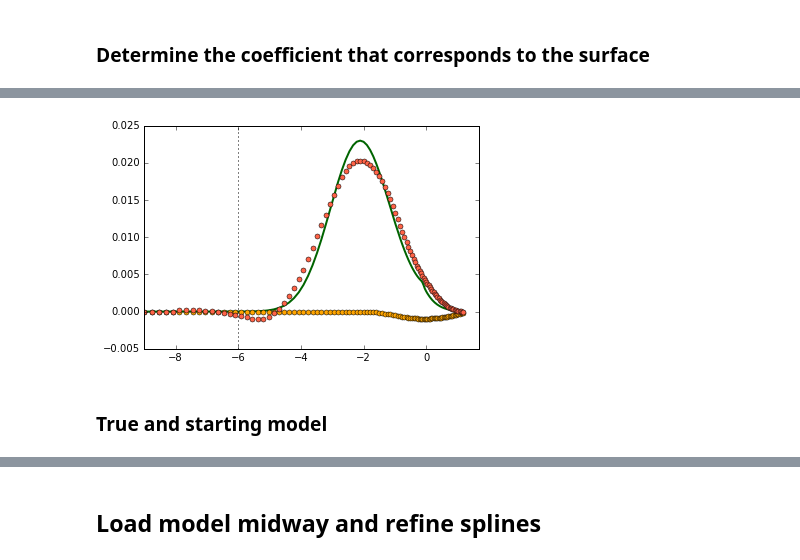
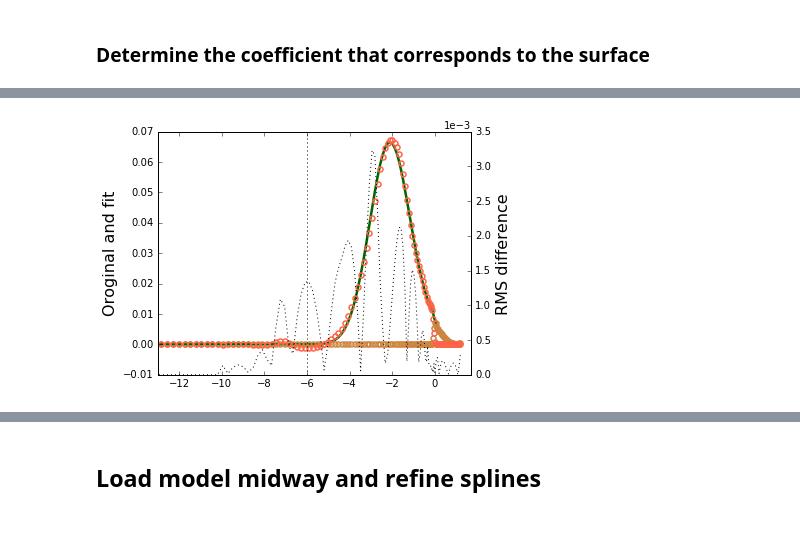
Before and after one commit to jishnub/sparc_flows, a Jupyter notebook: Supergranule_Spline.ipynb, the cells around one changed output, grey strips where cells are left out. Drawn from its saved outputs; the diff is of its cells as text; code cells hidden in the pictures; blank space fills up the shorter version.

```diff
--- a/Supergranule_Spline.ipynb
+++ b/Supergranule_Spline.ipynb
@@ -153,0 +204,11 @@ plt.ylim(cz1D_bottom.min()-0.001,cz1D_bottom.max()*1.2);
+# %%
+z_cutoff = -10 # Spline lower cutoff
+zspline_ind = z>z_cutoff
+zspline = z[z>z_cutoff]
+
+psi_z_profile = v0DH13/c_sound/kDH13*np.exp(-(z-z0DH13)**2/(2*sigmazDH13**2))
+
+def coeff_to_model(tck_z):
+    f0_x = np.sign(x)*j1(kDH13*abs(x))*np.exp(-abs(x)/RDH13)
+    h_z=interpolate.splev(z,tck_z,ext=1)
+    return f0_x[None,:]*h_z[:,None]
@@ -153,0 +281,11 @@ plt.ylim(cz1D_bottom.min()-0.001,cz1D_bottom.max()*1.2);
+# %%
+tz1D,cz1D,kz=interpolate.splrep(z[z>z_cutoff],psi_z_profile[z>z_cutoff],k=kz,t=tz1D_cs[kz+1:-kz-1],task=-1)
+np.set_printoptions(precision=3)
+print("Knots",tz1D)
+print("Number of knots:",tz1D.size)
+print("Number of coeffs:",tz1D.size-kz-1)
+
+cz1D_top = np.zeros_like(cz1D)
+cz1D_top[c_surf_cutoff:] = cz1D[c_surf_cutoff:]
+cz1D_bottom = np.zeros_like(cz1D)
+cz1D_bottom[:c_surf_cutoff] = cz1D[:c_surf_cutoff]
@@ -154,23 +307,31 @@ plt.ylim(cz1D_bottom.min()-0.001,cz1D_bottom.max()*1.2);
 # %%
 cz1D_top = np.zeros_like(cz1D)
 cz1D_top[c_surf_cutoff:] = cz1D[c_surf_cutoff:]
 cz1D_bottom = np.zeros_like(cz1D)
 cz1D_bottom[:c_surf_cutoff] = cz1D[:c_surf_cutoff]
 
 psi_spl_fit_top=interpolate.splev(z,(tz1D,cz1D_top,kz),ext=1);
 
-plt.plot(z,psi_true[:,nx_max],linewidth=2,color="darkgreen");
-plt.plot(z,psi_spl_fit_top,'o',markersize=5,color="orange");
+plt.plot(z,psi_z_profile,linewidth=2.5,color="darkgreen");
+plt.plot(z,psi_spl_fit_top,ls="None",marker='o',markersize=5,mec="peru",mfc="None",mew=1.5);
 
 cz1D_bottom = np.zeros_like(cz1D)
 cz1D_bottom[:c_surf_cutoff] = cz1D[:c_surf_cutoff]
 psi_spl_fit_bottom=interpolate.splev(z,(tz1D,cz1D_bottom,kz),ext=1);
-plt.plot(z,psi_spl_fit_bottom,'o',markersize=5,color="tomato");
-
-plt.xlim(-9,z[-1]+0.5);
+plt.plot(z,psi_spl_fit_bottom,ls="None",marker='o',markersize=5,mec="tomato",mfc="None",mew=1.5);
+plt.ylabel("Oroginal and fit",fontsize=16)
 
 plt.axvline(deep_z_cutoff,color="black",ls="dotted");
+
+plt.twinx()
+plt.plot(z,np.sqrt((interpolate.splev(z,(tz1D,cz1D,kz),ext=1)-psi_z_profile)**2),color='black',ls='dotted',zorder=0)
+plt.ylabel("RMS difference",fontsize=16)
+plt.gca().yaxis.get_major_formatter().set_scientific(True)
+plt.gca().yaxis.get_major_formatter().set_powerlimits((0,0))
+
+for ax in plt.gcf().axes:
+    ax.set_xlim(-13,z[-1]+0.5);
+
+plt.tight_layout()
 # %% [output]
-[figure, old version]
+[figure, new version]
-# %% [markdown]
-### True and starting model
```
Also changed, not shown: parts of 23 cells of this notebook, 10 other files.
